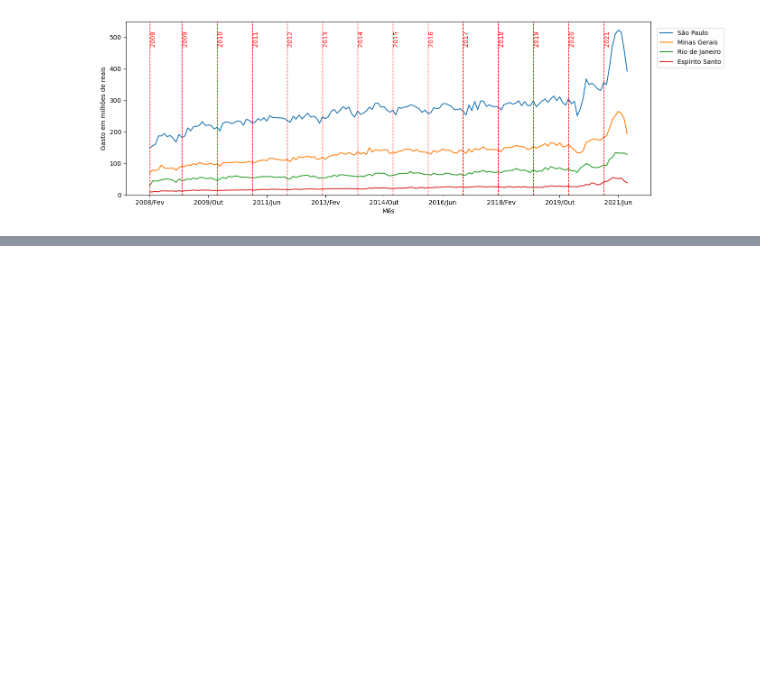
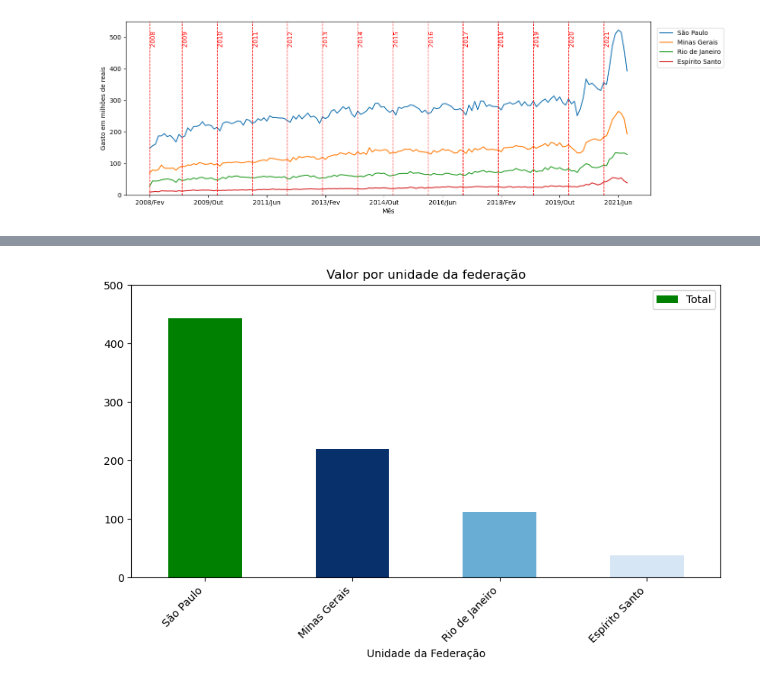
Before and after one commit to RicardViana/fiap-Data-Analysis-and-Exploration, a Jupyter notebook: analise_exploratoria_de_dados.ipynb, the cells around one changed output, grey strips where cells are left out. Cells and saved outputs as stored; diff of their text form; code cells hidden in the pictures; blank space fills up the shorter version.

```diff
--- a/analise_exploratoria_de_dados.ipynb
+++ b/analise_exploratoria_de_dados.ipynb
@@ -799,0 +825,11 @@ plt.show()
+# %%
+# Fazer uma copia do data frame - criar um novo data frame
+dados_sudeste_uf = dados_usaveis_join_sudeste[["Unidade da Federação","Total"]].copy()
+
+# Converter para número
+dados_sudeste_uf.iloc[:, 1:] = dados_sudeste_uf.iloc[:, 1:].apply(pd.to_numeric, errors='coerce')
+
+# Converter para milhoes
+dados_sudeste_uf["Total"] = dados_sudeste_uf["Total"] / 100_000_000
+
+dados_sudeste_uf
@@ -799,0 +842,36 @@ plt.show()
+# %%
+import matplotlib.cm as cm  # Para trabalhar com gradientes de cores
+import matplotlib.colors as mcolors  # Para normalizar os valores
+
+# Filtrar os dados para desconsiderar São Paulo no cálculo do gradiente
+dados_sem_sp = dados_sudeste_uf[dados_sudeste_uf['Unidade da Federação'] != 'São Paulo']
+
+# Normalizar os valores da coluna "Total" sem incluir São Paulo
+# Ajustar o vmin para evitar tons muito claros
+norm = mcolors.Normalize(vmin=dados_sem_sp['Total'].min() * 0.05, vmax=dados_sem_sp['Total'].max())
+
+# Escolher um gradiente mais escuro
+cmap = cm.Blues
+
+# Criar a lista de cores
+cores = [
+    'green' if uf == 'São Paulo' else mcolors.to_hex(cmap(norm(valor)))
+    for uf, valor in zip(dados_sudeste_uf['Unidade da Federação'], dados_sudeste_uf['Total'])
+]
+
+# Criar o gráfico
+grafico_sudeste = dados_sudeste_uf.plot(
+    x="Unidade da Federação",
+    y="Total",
+    kind="bar",
+    figsize=(10, 5),
+    color=cores
+)
+
+# Personalizar o gráfico
+plt.title("Valor por unidade da federação")
+plt.ylim(0, 500)
+plt.xticks(rotation=45, ha="right", va="top")
+plt.show()
+# %% [output]
+[figure, added]
```
Also changed, not shown: parts of 13 cells of this notebook.
